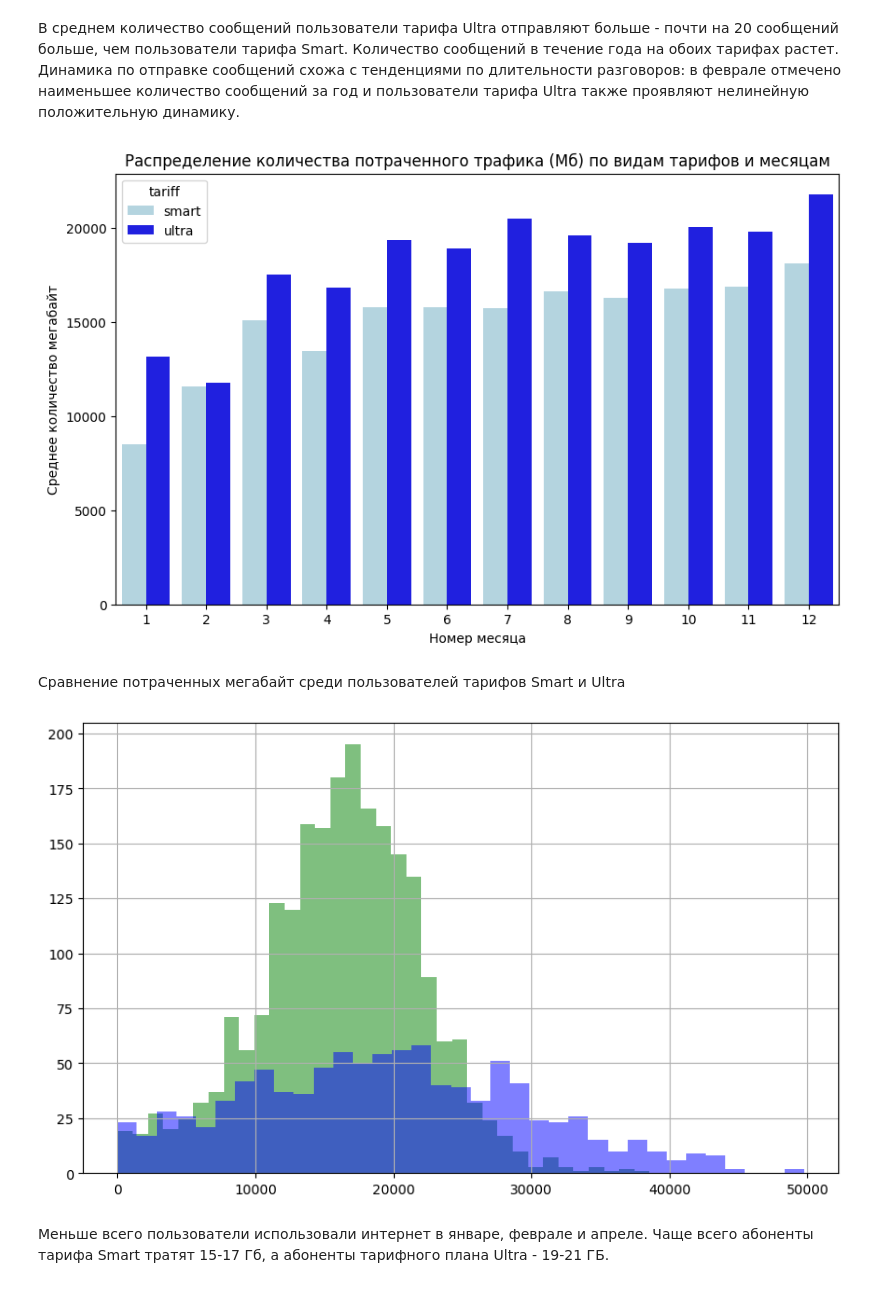
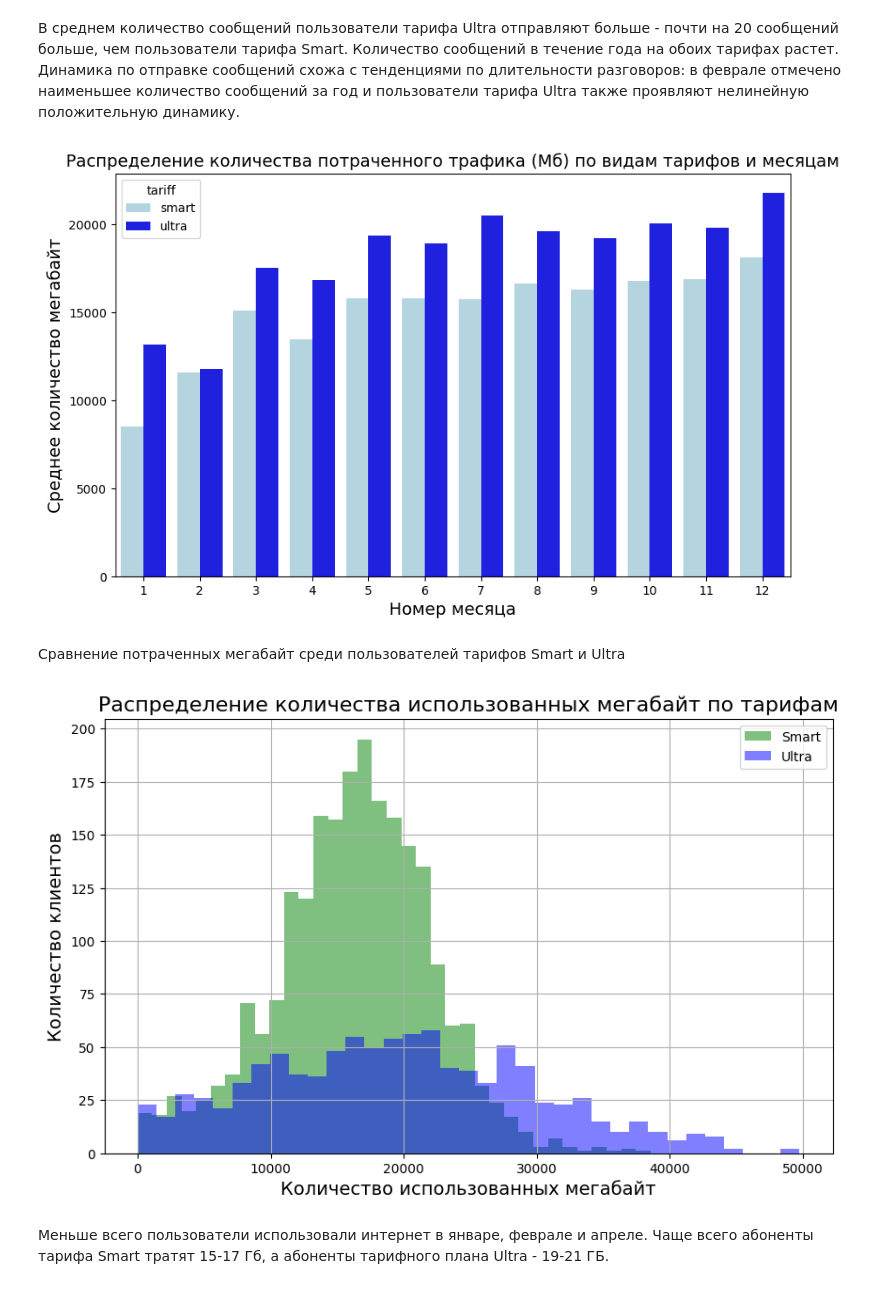
Before and after one commit to avostapenkokz/Portfolio, a Jupyter notebook: TelecomAnalysis/TelecomAnalysis.ipynb, the cells around one changed output. Cells and saved outputs as stored; diff of their text form; code cells hidden in the pictures.

```diff
--- a/TelecomAnalysis/TelecomAnalysis.ipynb
+++ b/TelecomAnalysis/TelecomAnalysis.ipynb
@@ -578,26 +593,33 @@ user_behavior[user_behavior['tariff'] =='ultra']['messages'].hist(bins=35, alpha
 # %%
 plt.figure(figsize=(10, 6))
 
 ax = sns.barplot(x='month',
             y='sessions_mean',
             hue="tariff",
             data=stats_df,
             palette=['lightblue', 'blue']
 )
 
-ax.set_title('Распределение количества потраченного трафика (Мб) по видам тарифов и месяцам')
-ax.set(xlabel='Номер месяца', ylabel='Среднее количество мегабайт');
+ax.set_title('Распределение количества потраченного трафика (Мб) по видам тарифов и месяцам', fontsize=14)
+ax.set_xlabel('Номер месяца', fontsize=14)
+ax.set_ylabel('Среднее количество мегабайт', fontsize=14);
 # %% [output]
-[figure, old version]
+[figure, new version]
 # %% [markdown]
 Сравнение потраченных мегабайт среди пользователей тарифов Smart и Ultra
 # %%
 plt.figure(figsize=(10, 6))
 
 user_behavior[user_behavior['tariff'] =='smart']['mb_used'].hist(bins=35, alpha=0.5, color='green')
-user_behavior[user_behavior['tariff'] =='ultra']['mb_used'].hist(bins=35, alpha=0.5, color='blue');
+user_behavior[user_behavior['tariff'] =='ultra']['mb_used'].hist(bins=35, alpha=0.5, color='blue')
+
+
+plt.legend(['Smart', 'Ultra'])
+plt.xlabel('Количество использованных мегабайт', fontsize=14)
+plt.ylabel('Количество клиентов', fontsize=14)
+plt.title('Распределение количества использованных мегабайт по тарифам', fontsize=16);
 # %% [output]
-[figure, old version]
+[figure, new version]
 # %% [markdown]
 Меньше всего пользователи использовали интернет в январе, феврале и апреле. Чаще всего абоненты тарифа Smart тратят 15-17 Гб, а абоненты тарифного плана Ultra - 19-21 ГБ.
 # %% [markdown]
```
Also changed, not shown: parts of 6 cells of this notebook.
